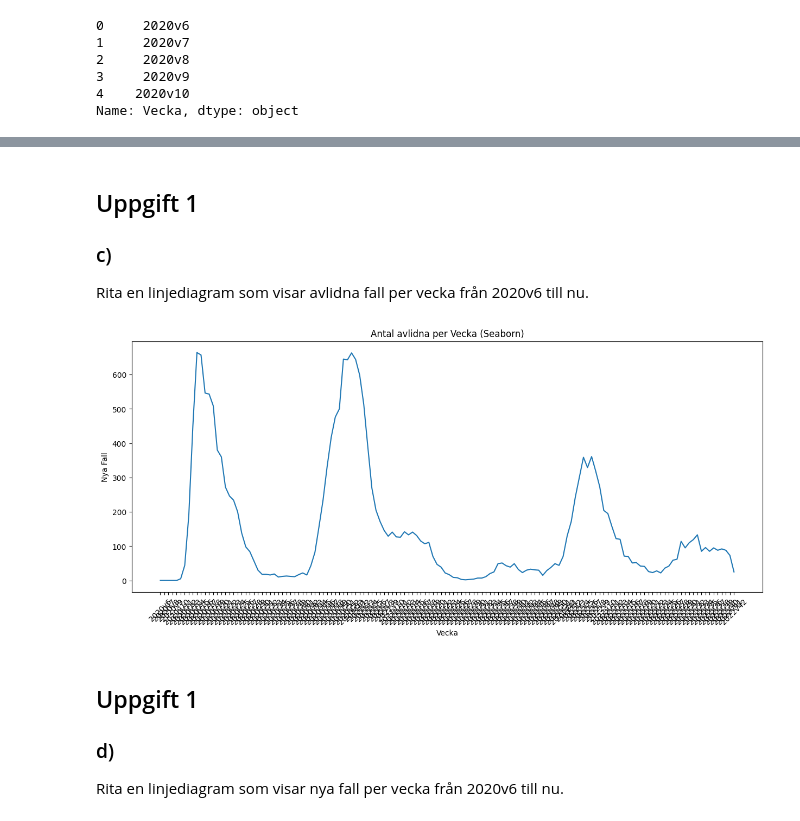
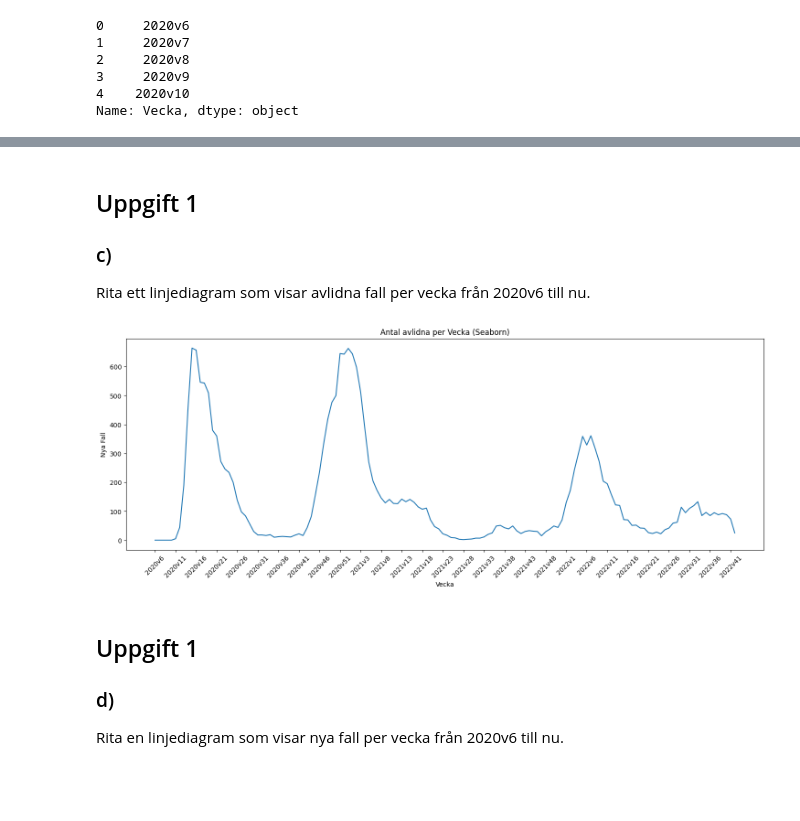
Before and after one commit to Wessnom/DataProcessing-Alexander-Wessner, a Jupyter notebook: Labb/Uppgift_1.ipynb, the cells around one changed output, grey strips where cells are left out. Saved outputs shown, nothing was run; the diff lists cells and outputs as text; code cells hidden in the pictures; blank space fills up the shorter version.

```diff
--- a/Labb/Uppgift_1.ipynb
+++ b/Labb/Uppgift_1.ipynb
@@ -142,7 +166,7 @@ Name: Vecka, dtype: object
 # %% [markdown]
 ## Uppgift 1
 ### c)
-Rita en linjediagram som visar avlidna fall per vecka från 2020v6 till nu.
+Rita ett linjediagram som visar avlidna fall per vecka från 2020v6 till nu.
 # %%
 import seaborn as sns
 import matplotlib.pyplot as plt
@@ -150,22 +175,25 @@ import plotly_express as px
 # %%
 # Seaborn
 
-plt.figure(figsize=(15, 6))
+plt.figure(figsize=(18, 6))
 
 sns.lineplot(x='Vecka', y='Antal_avlidna_vecka', data=covid_data)
 plt.title('Antal avlidna per Vecka (Seaborn)')
 plt.xlabel('Vecka')
 plt.ylabel('Nya Fall')
-plt.xticks(rotation=45)
+
+xticks = np.arange(0, len(covid_data['Vecka']), step=5)
+plt.xticks(ticks=xticks, labels=covid_data['Vecka'][xticks], rotation=45)
+plt.tight_layout
 plt.show()
 
 
 # Plotly Express
 fig_px = px.line(covid_data, x='Vecka', y='Antal_avlidna_vecka', title='Antal avlidna per Vecka (Plotly Express)')
 fig_px.show()
-fig_px.write_html("../Labb/Visualiseringar/Avlidna_per_vecka_plotly.html")
+# fig_px.write_html("../Labb/Visualiseringar/Avlidna_per_vecka_plotly.html")
 # %% [output]
-[figure, old version]
+[figure, new version]
 # %% [markdown]
 ## Uppgift 1
 ### d)
```
Also changed, not shown: parts of 7 cells of this notebook.
